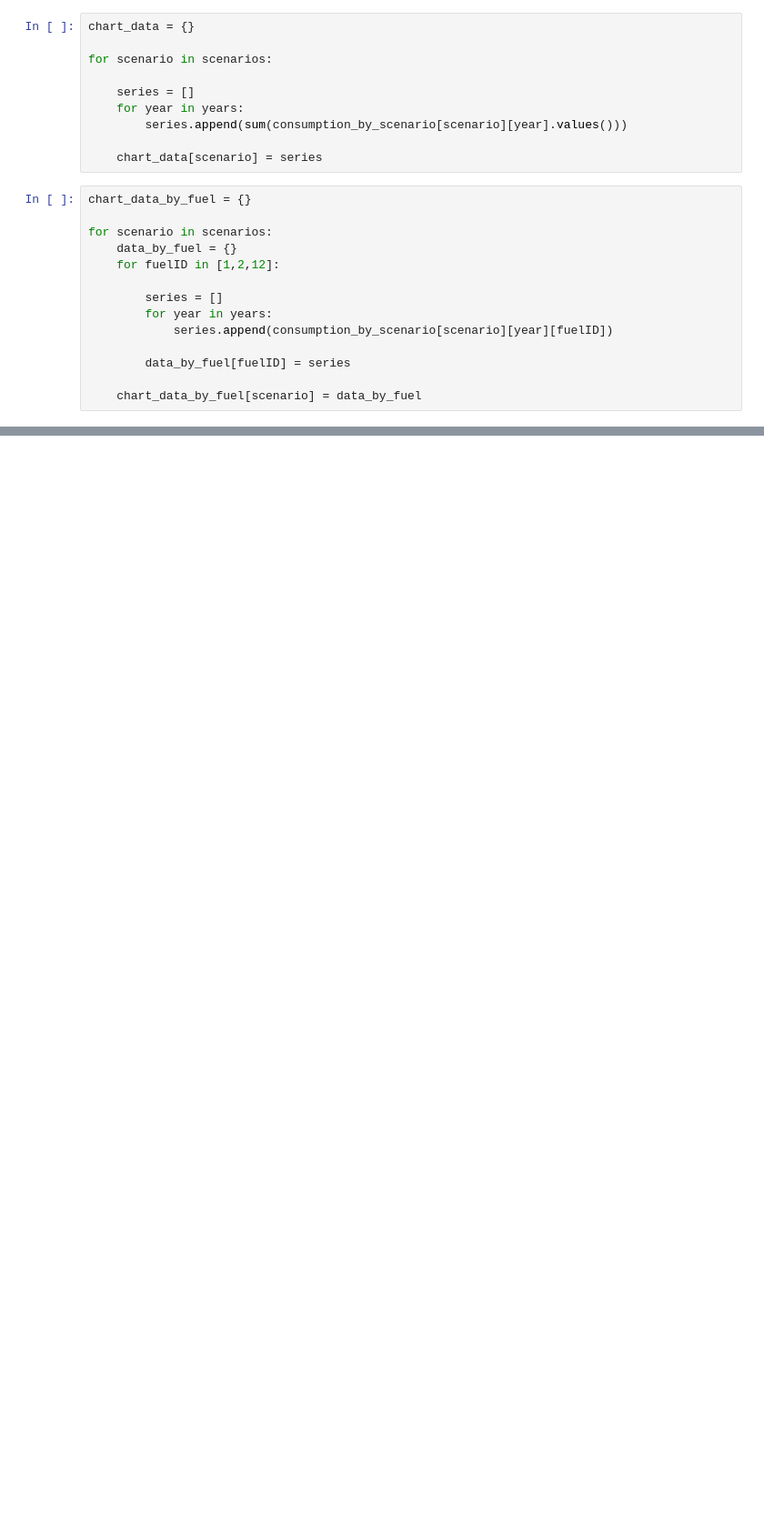
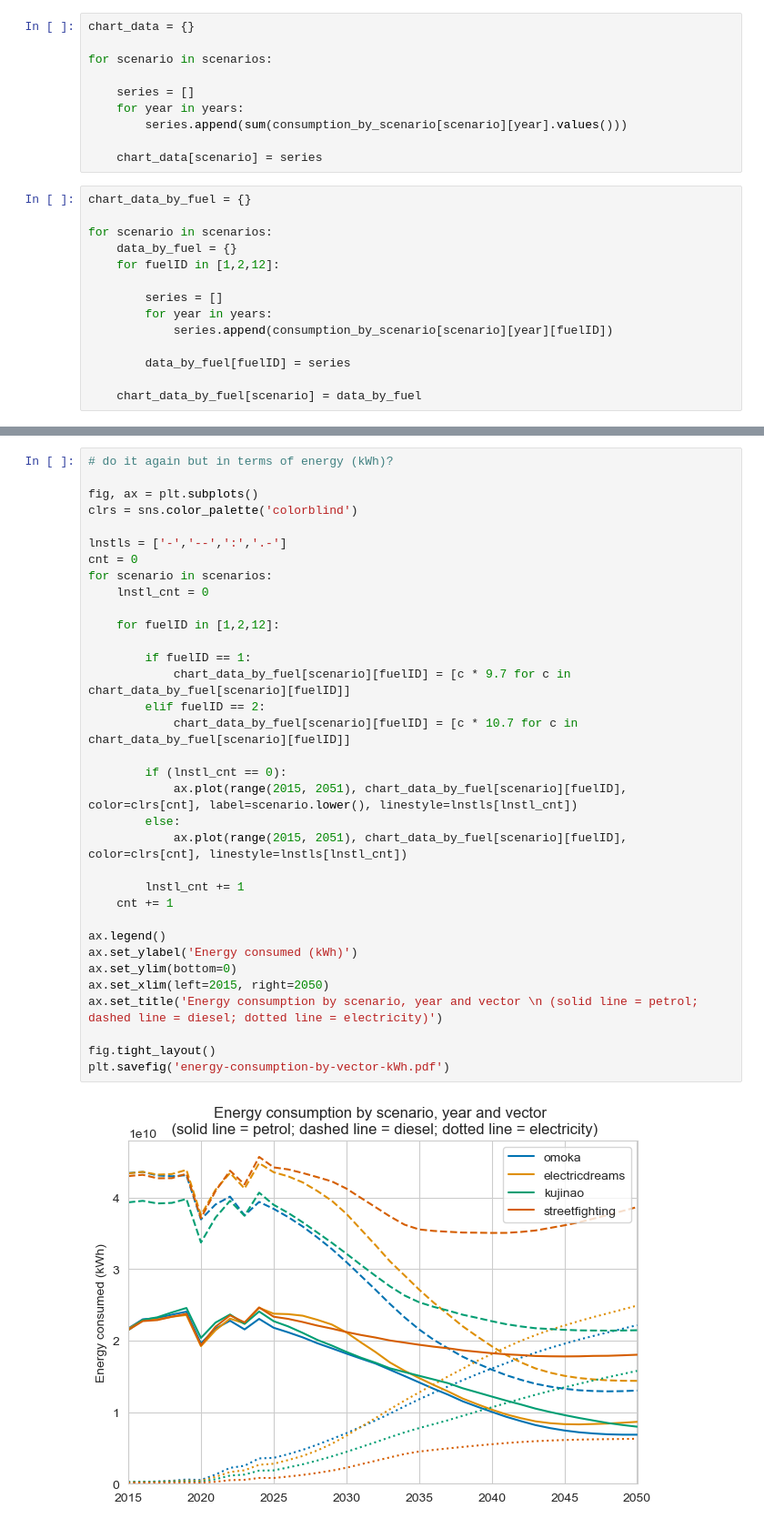
Before and after one commit to jamesjhdixon/TEAM-Kenya, a Jupyter notebook: plots/energy-consumption-by-vector.ipynb, the cells around one changed output, grey strips where cells are left out. Shown at 91% size. Drawn from its saved outputs; the diff is of its cells as text; blank space fills up the shorter version.

```diff
--- a/plots/energy-consumption-by-vector.ipynb
+++ b/plots/energy-consumption-by-vector.ipynb
@@ -90,3 +96,39 @@ fig.tight_layout()
 plt.savefig('energy-consumption-by-vector.pdf')
 # %% [output]
 [figure]
+# %%
+# do it again but in terms of energy (kWh)?
+
+fig, ax = plt.subplots()
+clrs = sns.color_palette('colorblind')
+
+lnstls = ['-','--',':','.-']
+cnt = 0
+for scenario in scenarios:
+    lnstl_cnt = 0
+
+    for fuelID in [1,2,12]:
+
+        if fuelID == 1:
+            chart_data_by_fuel[scenario][fuelID] = [c * 9.7 for c in chart_data_by_fuel[scenario][fuelID]]
+        elif fuelID == 2:
+            chart_data_by_fuel[scenario][fuelID] = [c * 10.7 for c in chart_data_by_fuel[scenario][fuelID]]
+
+        if (lnstl_cnt == 0):
+            ax.plot(range(2015, 2051), chart_data_by_fuel[scenario][fuelID], color=clrs[cnt], label=scenario.lower(), linestyle=lnstls[lnstl_cnt])
+        else:
+            ax.plot(range(2015, 2051), chart_data_by_fuel[scenario][fuelID], color=clrs[cnt], linestyle=lnstls[lnstl_cnt])
+
+        lnstl_cnt += 1
+    cnt += 1
+
+ax.legend()
+ax.set_ylabel('Energy consumed (kWh)')
+ax.set_ylim(bottom=0)
+ax.set_xlim(left=2015, right=2050)
+ax.set_title('Energy consumption by scenario, year and vector \n (solid line = petrol; dashed line = diesel; dotted line = electricity)')
+
+fig.tight_layout()
+plt.savefig('energy-consumption-by-vector-kWh.pdf')
+# %% [output]
+[figure, added]
```
Also changed, not shown: parts of 6 cells of this notebook, 19 other files.
